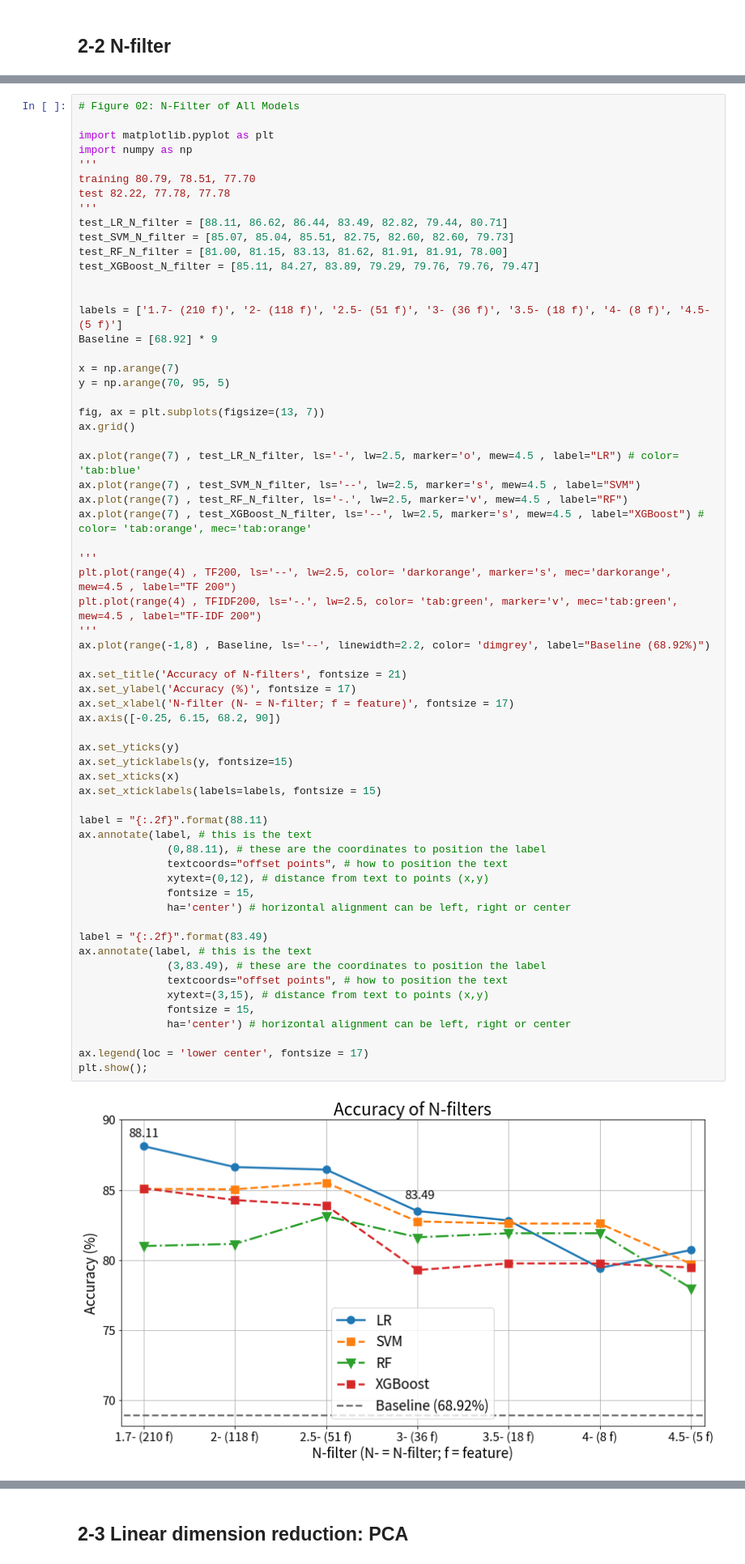
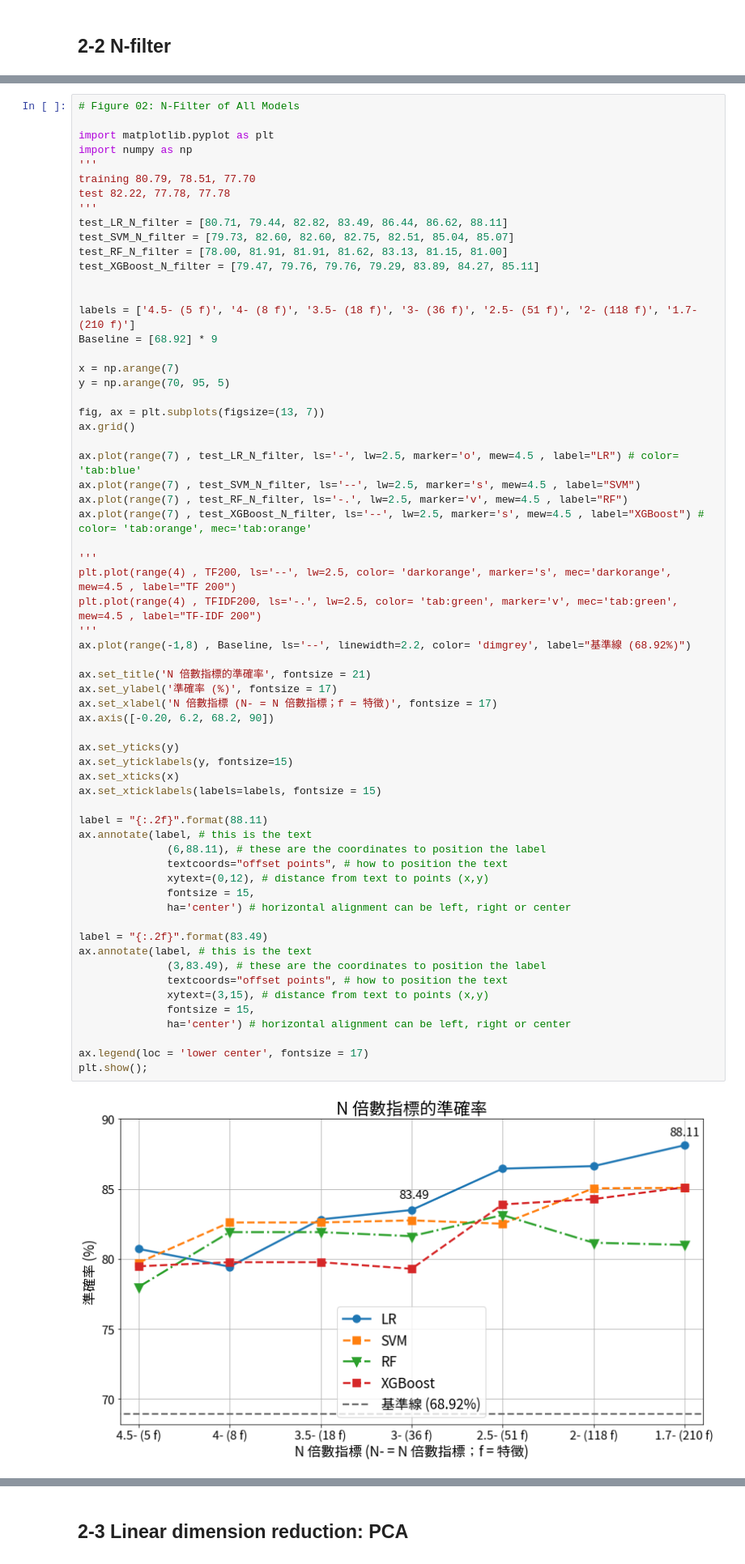
Before and after one commit to yu-cheng-kuo-28/text-mining-on-fomc-minutes, a Jupyter notebook: FOMC_01_py_code/FOMC_13_Plotting.ipynb, the cells around one changed output, grey strips where cells are left out. Shown at 81% size. Saved outputs shown, nothing was run; the diff lists cells and outputs as text.

```diff
--- a/FOMC_01_py_code/FOMC_13_Plotting.ipynb
+++ b/FOMC_01_py_code/FOMC_13_Plotting.ipynb
@@ -201,13 +263,13 @@ import numpy as np
 training 80.79, 78.51, 77.70
 test 82.22, 77.78, 77.78
 '''
-test_LR_N_filter = [88.11, 86.62, 86.44, 83.49, 82.82, 79.44, 80.71]
-test_SVM_N_filter = [85.07, 85.04, 85.51, 82.75, 82.60, 82.60, 79.73]
-test_RF_N_filter = [81.00, 81.15, 83.13, 81.62, 81.91, 81.91, 78.00]
-test_XGBoost_N_filter = [85.11, 84.27, 83.89, 79.29, 79.76, 79.76, 79.47]
+test_LR_N_filter = [80.71, 79.44, 82.82, 83.49, 86.44, 86.62, 88.11]
+test_SVM_N_filter = [79.73, 82.60, 82.60, 82.75, 82.51, 85.04, 85.07]
+test_RF_N_filter = [78.00, 81.91, 81.91, 81.62, 83.13, 81.15, 81.00]
+test_XGBoost_N_filter = [79.47, 79.76, 79.76, 79.29, 83.89, 84.27, 85.11]
 
 
-labels = ['1.7- (210 f)', '2- (118 f)', '2.5- (51 f)', '3- (36 f)', '3.5- (18 f)', '4- (8 f)', '4.5- (5 f)']
+labels = ['4.5- (5 f)', '4- (8 f)', '3.5- (18 f)', '3- (36 f)', '2.5- (51 f)', '2- (118 f)', '1.7- (210 f)']
 Baseline = [68.92] * 9
 
 x = np.arange(7)
@@ -223,37 +285,37 @@ ax.plot(range(7) , test_XGBoost_N_filter, ls='--', lw=2.5, marker='s', mew=4.5 ,
 
 '''
 plt.plot(range(4) , TF200, ls='--', lw=2.5, color= 'darkorange', marker='s', mec='darkorange', mew=4.5 , label="TF 200")
 plt.plot(range(4) , TFIDF200, ls='-.', lw=2.5, color= 'tab:green', marker='v', mec='tab:green', mew=4.5 , label="TF-IDF 200")
 '''
-ax.plot(range(-1,8) , Baseline, ls='--', linewidth=2.2, color= 'dimgrey', label="Baseline (68.92%)")
+ax.plot(range(-1,8) , Baseline, ls='--', linewidth=2.2, color= 'dimgrey', label="基準線 (68.92%)")
 
-ax.set_title('Accuracy of N-filters', fontsize = 21)
-ax.set_ylabel('Accuracy (%)', fontsize = 17)
-ax.set_xlabel('N-filter (N- = N-filter; f = feature)', fontsize = 17)
-ax.axis([-0.25, 6.15, 68.2, 90])
+ax.set_title('N 倍數指標的準確率', fontsize = 21)
+ax.set_ylabel('準確率 (%)', fontsize = 17)
+ax.set_xlabel('N 倍數指標 (N- = N 倍數指標；f = 特徵)', fontsize = 17)
+ax.axis([-0.20, 6.2, 68.2, 90])
 
 ax.set_yticks(y)
 ax.set_yticklabels(y, fontsize=15)
 ax.set_xticks(x)
 ax.set_xticklabels(labels=labels, fontsize = 15)
 
 label = "{:.2f}".format(88.11)
 ax.annotate(label, # this is the text
-              (0,88.11), # these are the coordinates to position the label
+              (6,88.11), # these are the coordinates to position the label
               textcoords="offset points", # how to position the text
               xytext=(0,12), # distance from text to points (x,y)
               fontsize = 15,
               ha='center') # horizontal alignment can be left, right or center
 
 label = "{:.2f}".format(83.49)
 ax.annotate(label, # this is the text
               (3,83.49), # these are the coordinates to position the label
               textcoords="offset points", # how to position the text
               xytext=(3,15), # distance from text to points (x,y)
               fontsize = 15,
               ha='center') # horizontal alignment can be left, right or center
 
 ax.legend(loc = 'lower center', fontsize = 17)
 plt.show();
 # %% [output]
-[figure, old version]
+[figure, new version]
```
Also changed, not shown: parts of 8 cells of this notebook.
